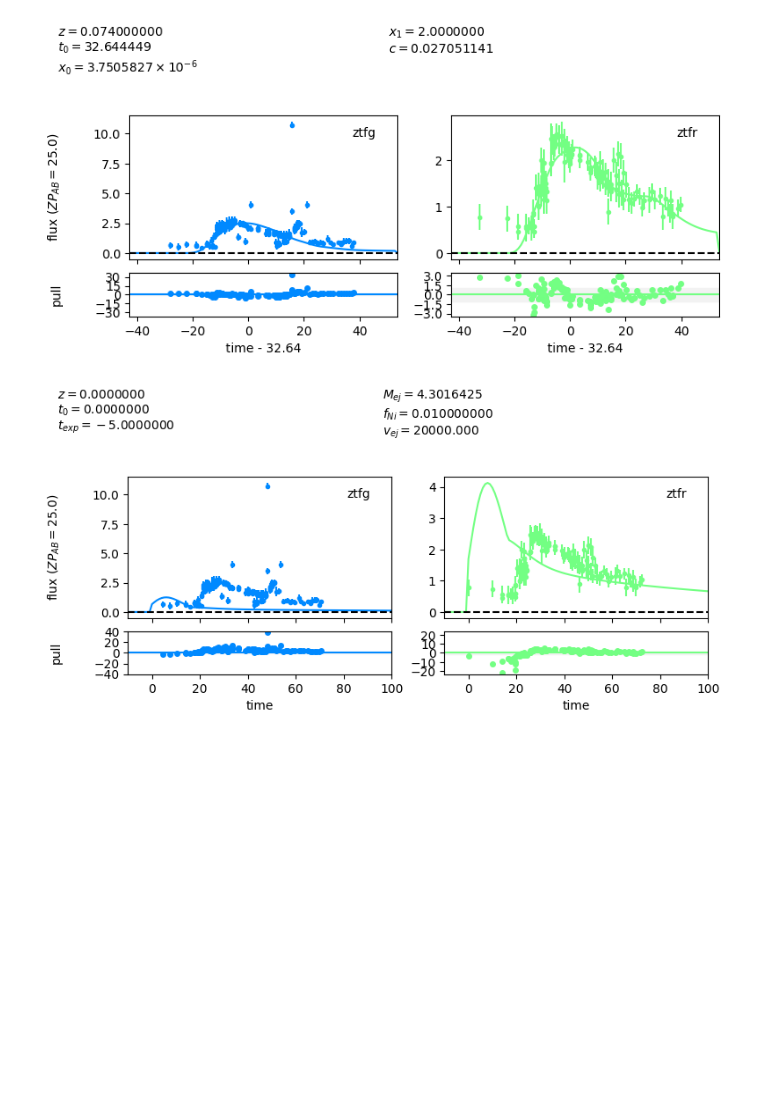
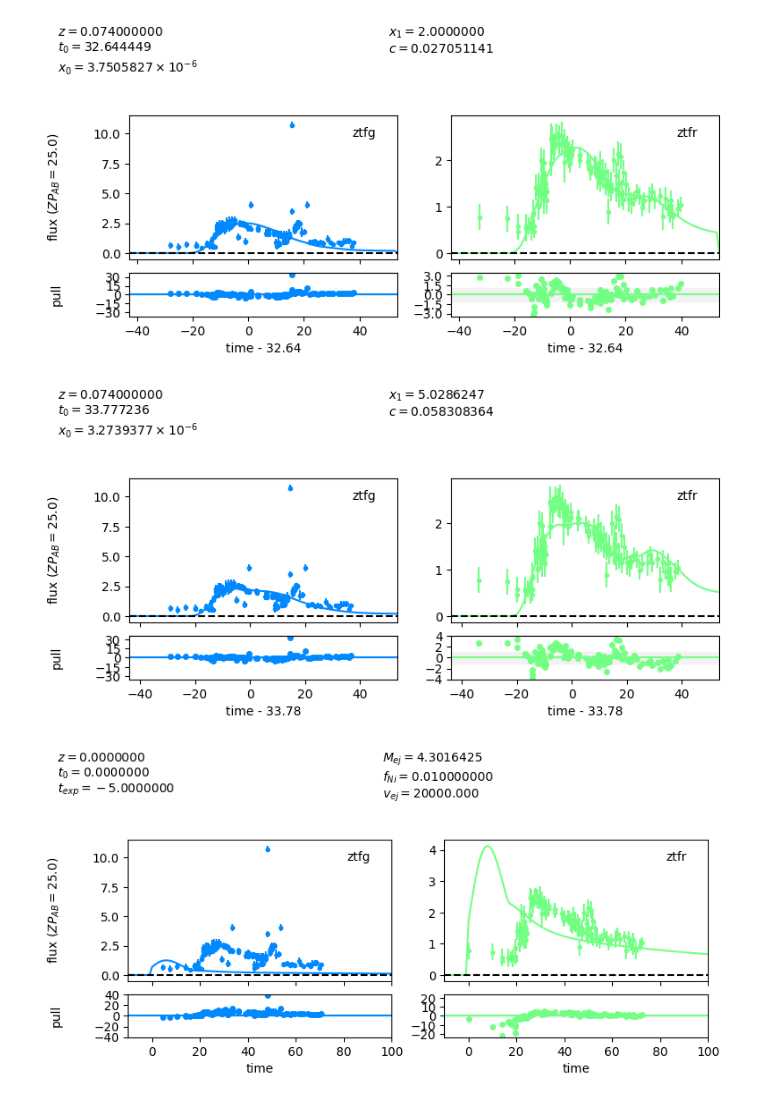
Before and after one commit to asmuzsoy/beams_ext, a Jupyter notebook: fit_real_sne.ipynb, the cells around one changed output. Cells and saved outputs as stored; diff of their text form; code cells hidden in the pictures; blank space fills up the shorter version.

```diff
--- a/fit_real_sne.ipynb
+++ b/fit_real_sne.ipynb
@@ -303,6 +382,20 @@ result, fitted_model = fit_ia(0.074, [astropy_lc_table])
 sncosmo.plot_lc(astropy_lc_table, model=fitted_model);
 # %% [output]
 [figure]
+# %%
+param_samples = fit_ia_mcmc(0.074, [astropy_lc_table], start_parameters = [32, 1e-5, 0., 0., 0.])
+
+# Compute the mean of the parameter samples
+mean_params = np.mean(param_samples, axis=0)[:4]  # [t0, x0, x1, c], ignore sigma_scatter
+
+# Create a model with the mean parameters
+model.set(z=0.074, t0=mean_params[0], x0=mean_params[1], x1=mean_params[2], c=mean_params[3])
+
+# Plot the observed light curve and the fit
+sncosmo.plot_lc(astropy_lc_table, model=model)
+plt.show()
+# %% [output]
+[figure, added]
 # %%
 result, fitted_model = fit_ibc(0.074, [astropy_lc_table])
 sncosmo.plot_lc(astropy_lc_table, model=fitted_model);
```
Also changed, not shown: parts of 17 cells of this notebook, 1 other file.
